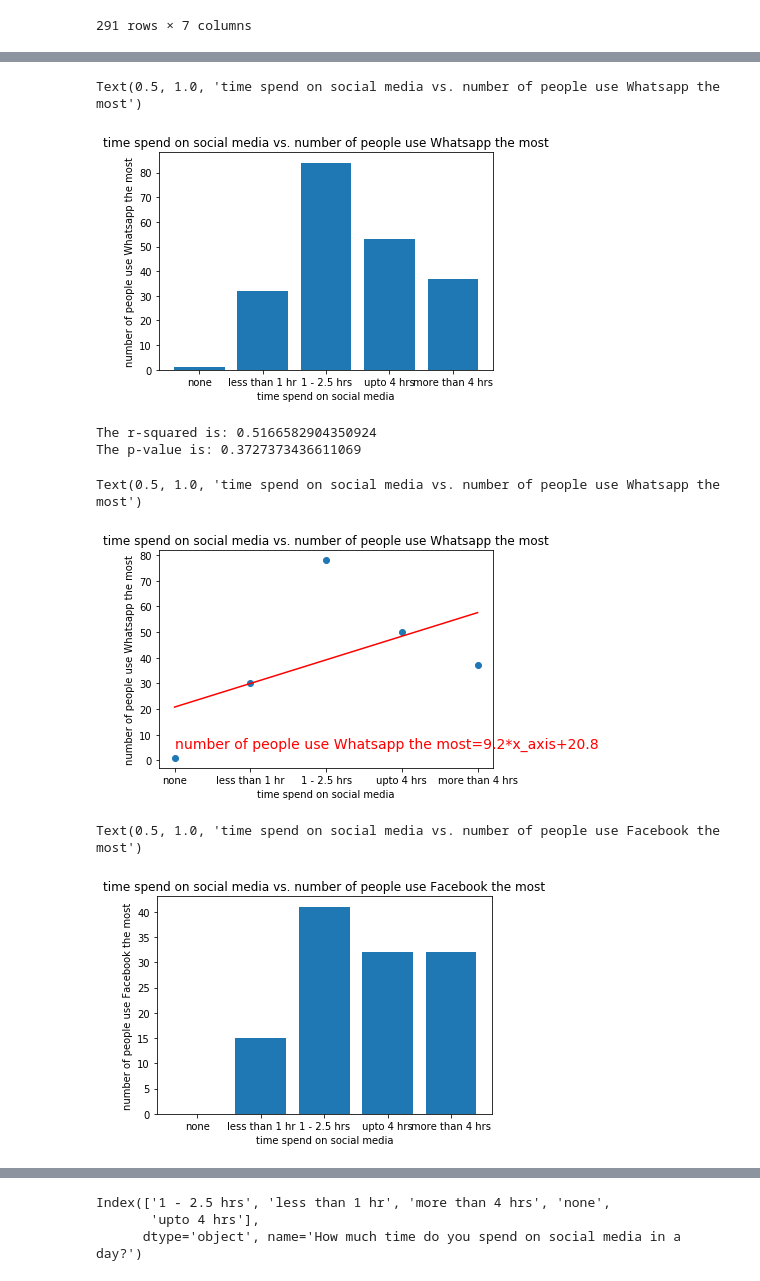
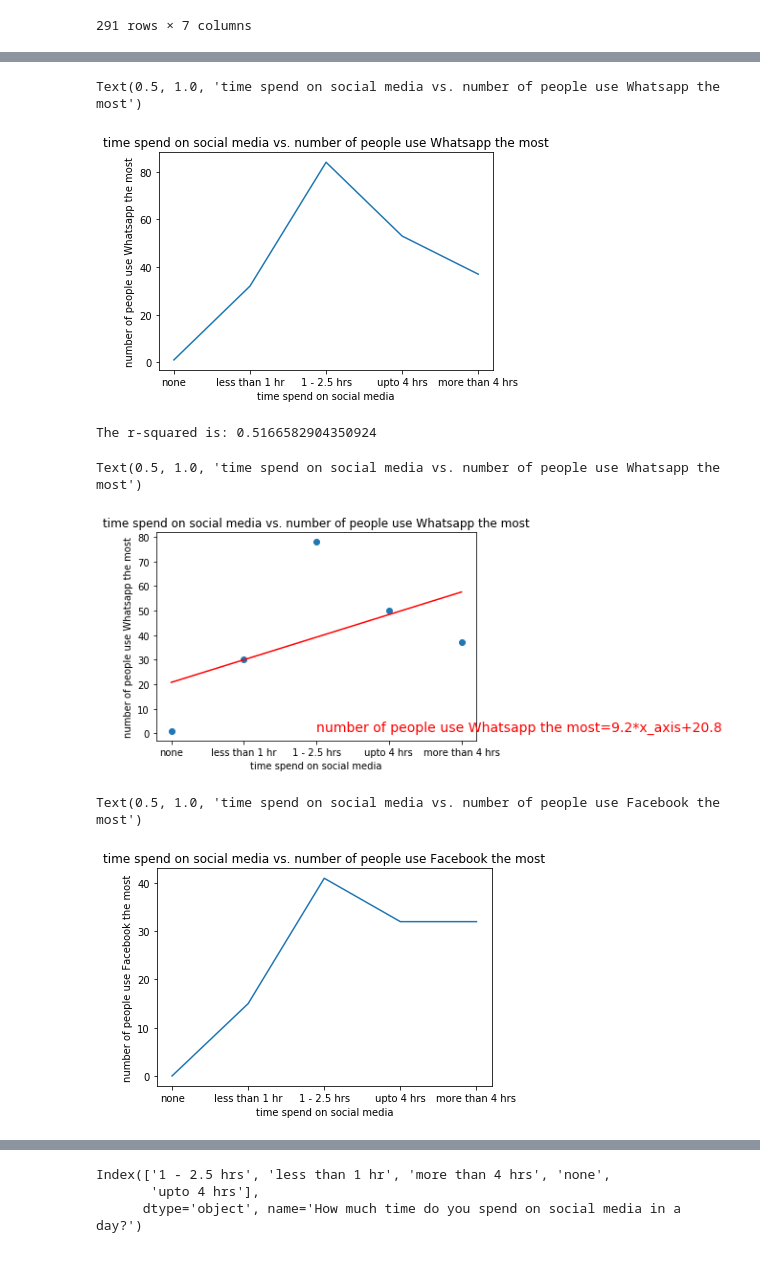
Before and after one commit to stephen823/Group_Project_1-How-Does-Social-Media-Impact-Our-Live, a Jupyter notebook: 002 - Deliverables/Effects_of_Social_Media_Analysis_combined.ipynb, the cells around one changed output, grey strips where cells are left out. Cells and saved outputs as stored; diff of their text form; code cells hidden in the pictures.

```diff
--- a/002 - Deliverables/Effects_of_Social_Media_Analysis_combined.ipynb
+++ b/002 - Deliverables/Effects_of_Social_Media_Analysis_combined.ipynb
@@ -475,12 +475,3 @@ Index(['1 - 2.5 hrs', 'less than 1 hr', 'more than 4 hrs', 'none',
 | 1 - 2.5 hrs | 78 | 32 | 56 | 55 | 12 | 17 | 6 | 1 |
 | upto 4 hrs | 50 | 29 | 44 | 45 | 9 | 11 | 8 | 3 |
 | more than 4 hrs | 37 | 30 | 32 | 32 | 3 | 12 | 5 | 2 |
-# %%
-responses_2_groupby[["Whatsapp"]].sum()[0]
-explode=[0.2,0.1,0.1,0.1,0.1,0.1,0.1,0.1]
-user_count=[]
-platform=[]
-for v in responses_2_groupby.columns:
-    user_count.append(responses_2_groupby[[v]].sum()[0])
-    platform.append(v)
-plt.pie(user_count,labels=platform,explode=explode,autopct="%1.1f%%", shadow=True, startangle=50)
@@ -506,7 +478,7 @@ plt.pie(user_count,labels=platform,explode=explode,autopct="%1.1f%%", shadow=Tru
 # %%
 #Plot time spend on social media vs number of people use Whatsapp the most
 x_axis = np.arange(len(responses_df2_groupby.index))
-plt.bar(x_axis,[v[0] for v in responses_df2_groupby[["Whatsapp"]].to_numpy().tolist()])
+plt.plot(x_axis,[v[0] for v in responses_df2_groupby[["Whatsapp"]].to_numpy().tolist()])
 tick_locations = [value for value in x_axis]
 plt.xticks(tick_locations, [j for j in responses_df2_groupby.index])
 plt.xlabel("time spend on social media")
@@ -514,36 +486,34 @@ plt.ylabel("number of people use Whatsapp the most")
 plt.title("time spend on social media vs. number of people use Whatsapp the most")
 # %% [output]
 Text(0.5, 1.0, 'time spend on social media vs. number of people use Whatsapp the most')
-[figure, old version]
+[figure, new version]
 # %%
 #Plot time spend on social media vs number of people use Whatsapp the most with regression
 x_axis = np.arange(len(responses_2_groupby.index))
 plt.scatter(x_axis,[v[0] for v in responses_2_groupby[["Whatsapp"]].to_numpy().tolist()])
 tick_locations = [value for value in x_axis]
 
 #Plot regression line
 (slope,intercept,rvalue,pvalue,stderr)=sts.linregress(x_axis,[v[0] for v in responses_2_groupby[["Whatsapp"]].to_numpy().tolist()])
 linear_equation="number of people use Whatsapp the most="+str(round(slope,2))+"*"+"x_axis"+"+"+str(round(intercept,2))
 reg_value=slope*x_axis+intercept
 plt.plot(x_axis,reg_value,"r-")
-plt.annotate(linear_equation,(0,5),color="red",fontsize=14)
+plt.annotate(linear_equation,(2,1),color="red",fontsize=14)
 plt.xticks(tick_locations, [j for j in responses_2_groupby.index])
 
 
 print(f"The r-squared is: {rvalue}")
-print(f"The p-value is: {pvalue}")
 plt.xlabel("time spend on social media")
 plt.ylabel("number of people use Whatsapp the most")
 plt.title("time spend on social media vs. number of people use Whatsapp the most")
 # %% [output]
 The r-squared is: 0.5166582904350924
-The p-value is: 0.3727373436611069
 Text(0.5, 1.0, 'time spend on social media vs. number of people use Whatsapp the most')
-[figure, old version]
+[figure, new version]
 # %%
 #Plot time spend on social media vs number of people use Facebook the most
 x_axis = np.arange(len(responses_df2_groupby.index))
-plt.bar(x_axis,[v[0] for v in responses_df2_groupby[["Facebook"]].to_numpy().tolist()])
+plt.plot(x_axis,[v[0] for v in responses_df2_groupby[["Facebook"]].to_numpy().tolist()])
 tick_locations = [value for value in x_axis]
 plt.xticks(tick_locations, [j for j in responses_df2_groupby.index])
 plt.xlabel("time spend on social media")
@@ -551,7 +521,7 @@ plt.ylabel("number of people use Facebook the most")
 plt.title("time spend on social media vs. number of people use Facebook the most")
 # %% [output]
 Text(0.5, 1.0, 'time spend on social media vs. number of people use Facebook the most')
-[figure, old version]
+[figure, new version]
 # %%
 #Plot time spend on social media vs number of people use Facebook the most with regression
 x_axis = np.arange(len(responses_2_groupby.index))
```
Also changed, not shown: parts of 49 cells of this notebook.
